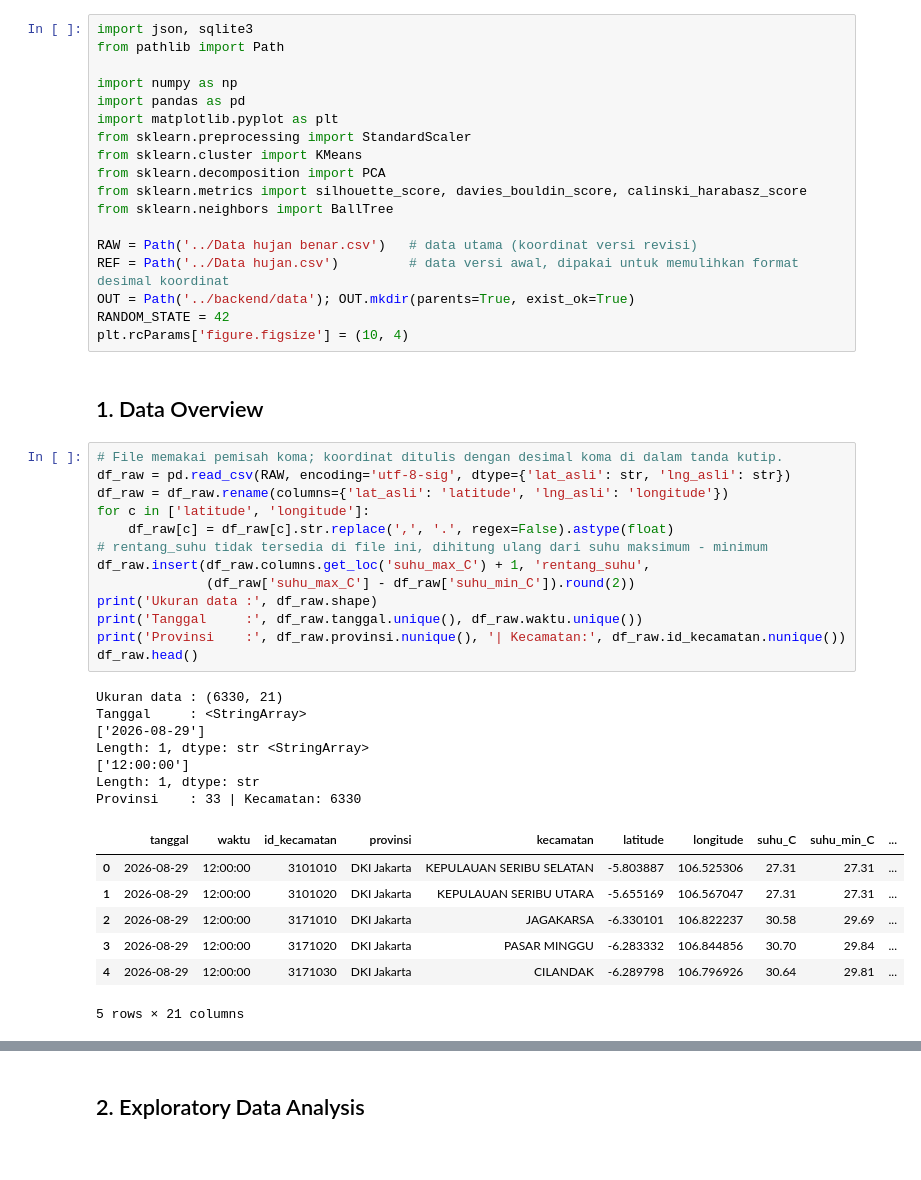
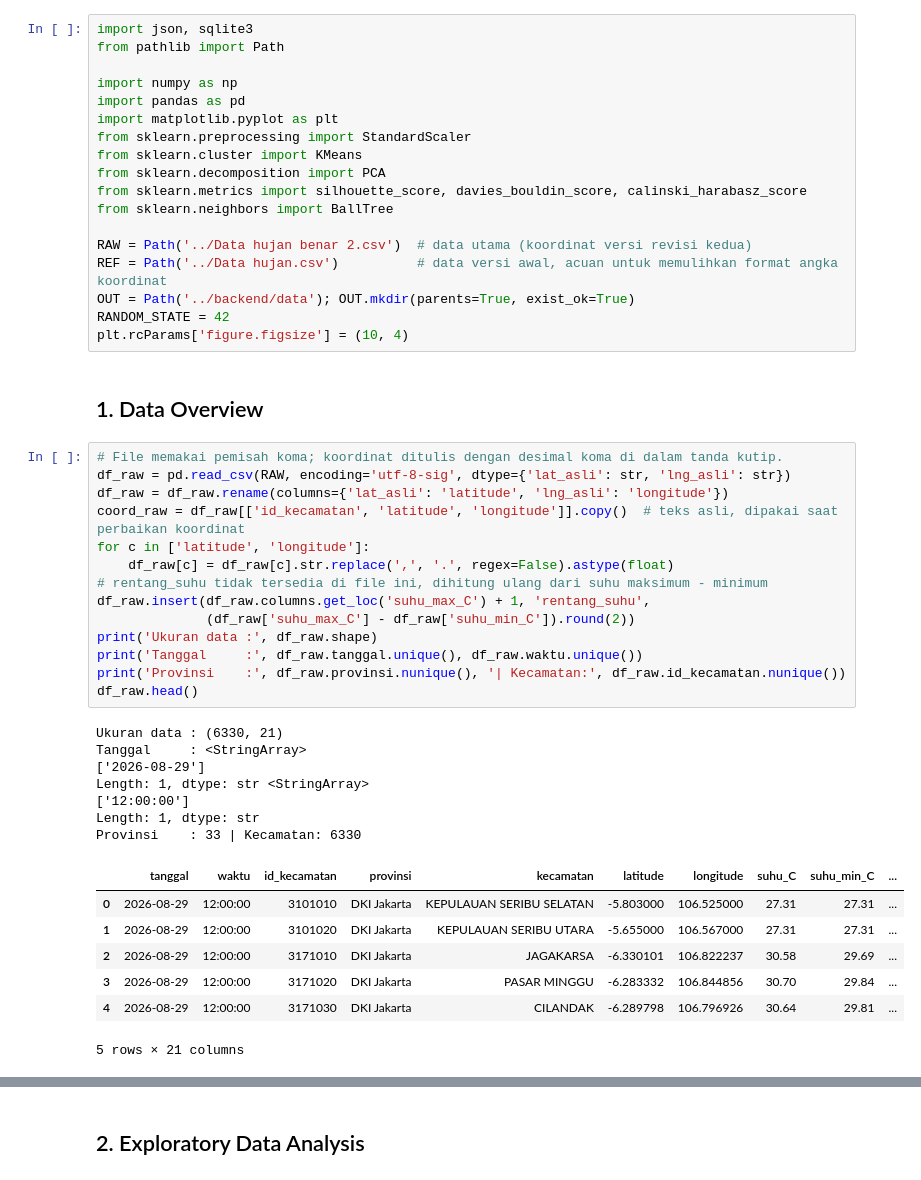
Before and after one commit to azuka13579/dashboard-psd, a Jupyter notebook: notebooks/clustering.ipynb, the cells around one changed output, grey strips where cells are left out. Saved outputs shown, nothing was run; the diff lists cells and outputs as text.

```diff
--- a/notebooks/clustering.ipynb
+++ b/notebooks/clustering.ipynb
@@ -18,8 +18,8 @@ from sklearn.decomposition import PCA
 from sklearn.metrics import silhouette_score, davies_bouldin_score, calinski_harabasz_score
 from sklearn.neighbors import BallTree
 
-RAW = Path('../Data hujan benar.csv')   # data utama (koordinat versi revisi)
-REF = Path('../Data hujan.csv')         # data versi awal, dipakai untuk memulihkan format desimal koordinat
+RAW = Path('../Data hujan benar 2.csv')  # data utama (koordinat versi revisi kedua)
+REF = Path('../Data hujan.csv')          # data versi awal, acuan untuk memulihkan format angka koordinat
 OUT = Path('../backend/data'); OUT.mkdir(parents=True, exist_ok=True)
 RANDOM_STATE = 42
 plt.rcParams['figure.figsize'] = (10, 4)
@@ -28,27 +28,28 @@ plt.rcParams['figure.figsize'] = (10, 4)
 # %%
 # File memakai pemisah koma; koordinat ditulis dengan desimal koma di dalam tanda kutip.
 df_raw = pd.read_csv(RAW, encoding='utf-8-sig', dtype={'lat_asli': str, 'lng_asli': str})
 df_raw = df_raw.rename(columns={'lat_asli': 'latitude', 'lng_asli': 'longitude'})
+coord_raw = df_raw[['id_kecamatan', 'latitude', 'longitude']].copy()  # teks asli, dipakai saat perbaikan koordinat
 for c in ['latitude', 'longitude']:
     df_raw[c] = df_raw[c].str.replace(',', '.', regex=False).astype(float)
 # rentang_suhu tidak tersedia di file ini, dihitung ulang dari suhu maksimum - minimum
 df_raw.insert(df_raw.columns.get_loc('suhu_max_C') + 1, 'rentang_suhu',
               (df_raw['suhu_max_C'] - df_raw['suhu_min_C']).round(2))
 print('Ukuran data :', df_raw.shape)
 print('Tanggal     :', df_raw.tanggal.unique(), df_raw.waktu.unique())
 print('Provinsi    :', df_raw.provinsi.nunique(), '| Kecamatan:', df_raw.id_kecamatan.nunique())
 df_raw.head()
 # %% [output]
 Ukuran data : (6330, 21)
 Tanggal     : <StringArray>
 ['2026-08-29']
 Length: 1, dtype: str <StringArray>
 ['12:00:00']
 Length: 1, dtype: str
 Provinsi    : 33 | Kecamatan: 6330
 |  | tanggal | waktu | id_kecamatan | provinsi | kecamatan | latitude | longitude | suhu_C | suhu_min_C | ... |
-| 0 | 2026-08-29 | 12:00:00 | 3101010 | DKI Jakarta | KEPULAUAN SERIBU SELATAN | -5.803887 | 106.525306 | 27.31 | 27.31 | ... |
-| 1 | 2026-08-29 | 12:00:00 | 3101020 | DKI Jakarta | KEPULAUAN SERIBU UTARA | -5.655169 | 106.567047 | 27.31 | 27.31 | ... |
+| 0 | 2026-08-29 | 12:00:00 | 3101010 | DKI Jakarta | KEPULAUAN SERIBU SELATAN | -5.803000 | 106.525000 | 27.31 | 27.31 | ... |
+| 1 | 2026-08-29 | 12:00:00 | 3101020 | DKI Jakarta | KEPULAUAN SERIBU UTARA | -5.655000 | 106.567000 | 27.31 | 27.31 | ... |
 | 2 | 2026-08-29 | 12:00:00 | 3171010 | DKI Jakarta | JAGAKARSA | -6.330101 | 106.822237 | 30.58 | 29.69 | ... |
 | 3 | 2026-08-29 | 12:00:00 | 3171020 | DKI Jakarta | PASAR MINGGU | -6.283332 | 106.844856 | 30.70 | 29.84 | ... |
 | 4 | 2026-08-29 | 12:00:00 | 3171030 | DKI Jakarta | CILANDAK | -6.289798 | 106.796926 | 30.64 | 29.81 | ... |
```
Also changed, not shown: parts of 12 cells of this notebook, 8 other files.
